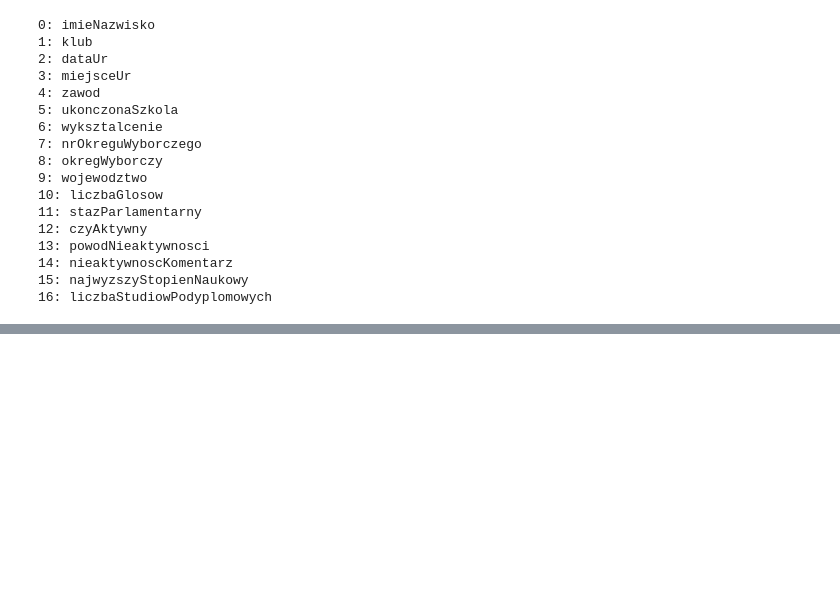
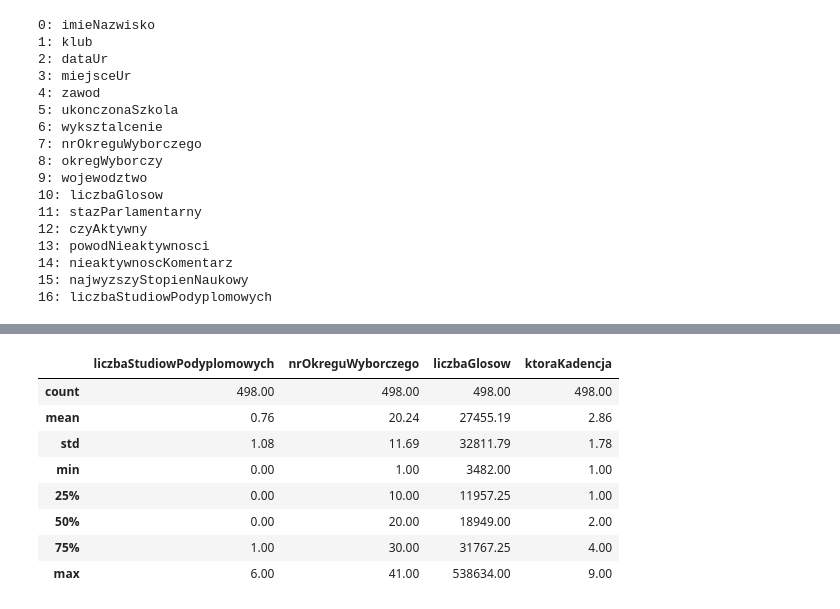
Before and after one commit to stawarzkrzysztof/textMiningLingwistykaSejmowa, a Jupyter notebook: 2dataPreprocessing/dataPreprocessing.ipynb, the cells around one changed output, grey strips where cells are left out. Saved outputs shown, nothing was run; the diff lists cells and outputs as text; code cells hidden in the pictures; blank space fills up the shorter version.

```diff
--- a/2dataPreprocessing/dataPreprocessing.ipynb
+++ b/2dataPreprocessing/dataPreprocessing.ipynb
@@ -636,3 +636,24 @@ mpsClean.iloc[335, 4] = "zawodnik dyscypliny sportu"
 mpsClean.iloc[339, 4] = "przedsiębiorca"
 mpsClean.iloc[346, 4] = "przedsiębiorca"
 mpsClean.iloc[419, 4] = "politolog"
+# %%
+import re
+
+
+ROMAN_RE = re.compile(r"\b(?:I|II|III|IV|V|VI|VII|VIII|IX|X)\b")
+SEJM_SEG_RE = re.compile(r"Sejm RP\s+(.+?)\s+kadencji", re.IGNORECASE)
+
+def count_prev_sejm_terms(staz: str) -> int:
+    if pd.isna(staz):
+        return 0
+    s = str(staz).strip()
+    if s.lower() == "brak":
+        return 0
+
+    m = SEJM_SEG_RE.search(s)
+    seg = m.group(1) if m else s
+    return len(ROMAN_RE.findall(seg))
+
+mpsClean["ktoraKadencja"] = mpsClean["stazParlamentarny"].apply(count_prev_sejm_terms) + 1  # 'brak' => 1
+
+mpsClean.head()
@@ -638,0 +667,12 @@ mpsClean.iloc[419, 4] = "politolog"
+# %%
+mpsClean.describe().round(2)
+# %% [output]
+|  | liczbaStudiowPodyplomowych | nrOkreguWyborczego | liczbaGlosow | ktoraKadencja |
+| count | 498.00 | 498.00 | 498.00 | 498.00 |
+| mean | 0.76 | 20.24 | 27455.19 | 2.86 |
+| std | 1.08 | 11.69 | 32811.79 | 1.78 |
+| min | 0.00 | 1.00 | 3482.00 | 1.00 |
+| 25% | 0.00 | 10.00 | 11957.25 | 1.00 |
+| 50% | 0.00 | 20.00 | 18949.00 | 2.00 |
+| 75% | 1.00 | 30.00 | 31767.25 | 4.00 |
+| max | 6.00 | 41.00 | 538634.00 | 9.00 |
```
Also changed, not shown: parts of 8 cells of this notebook, 4 other files.
